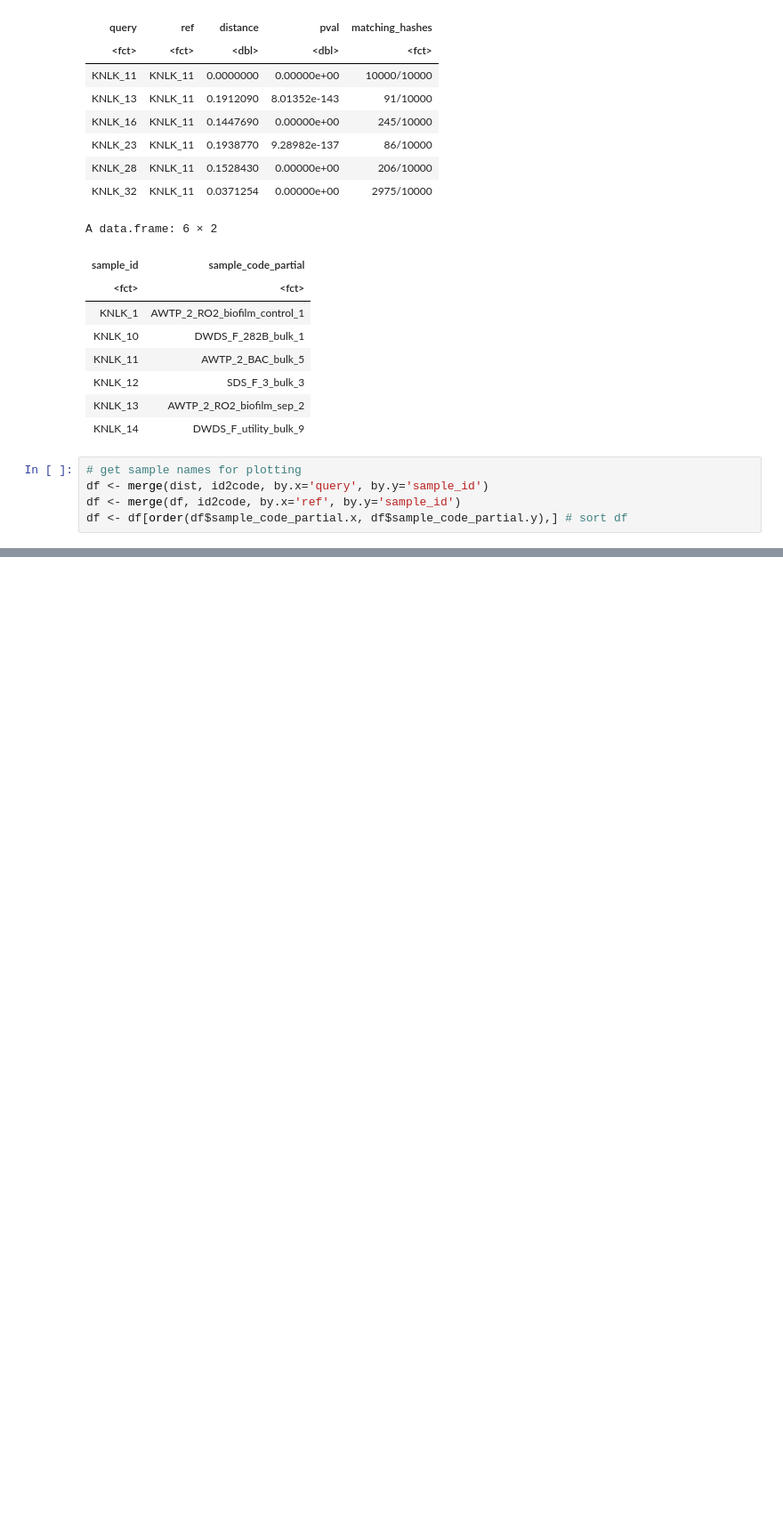
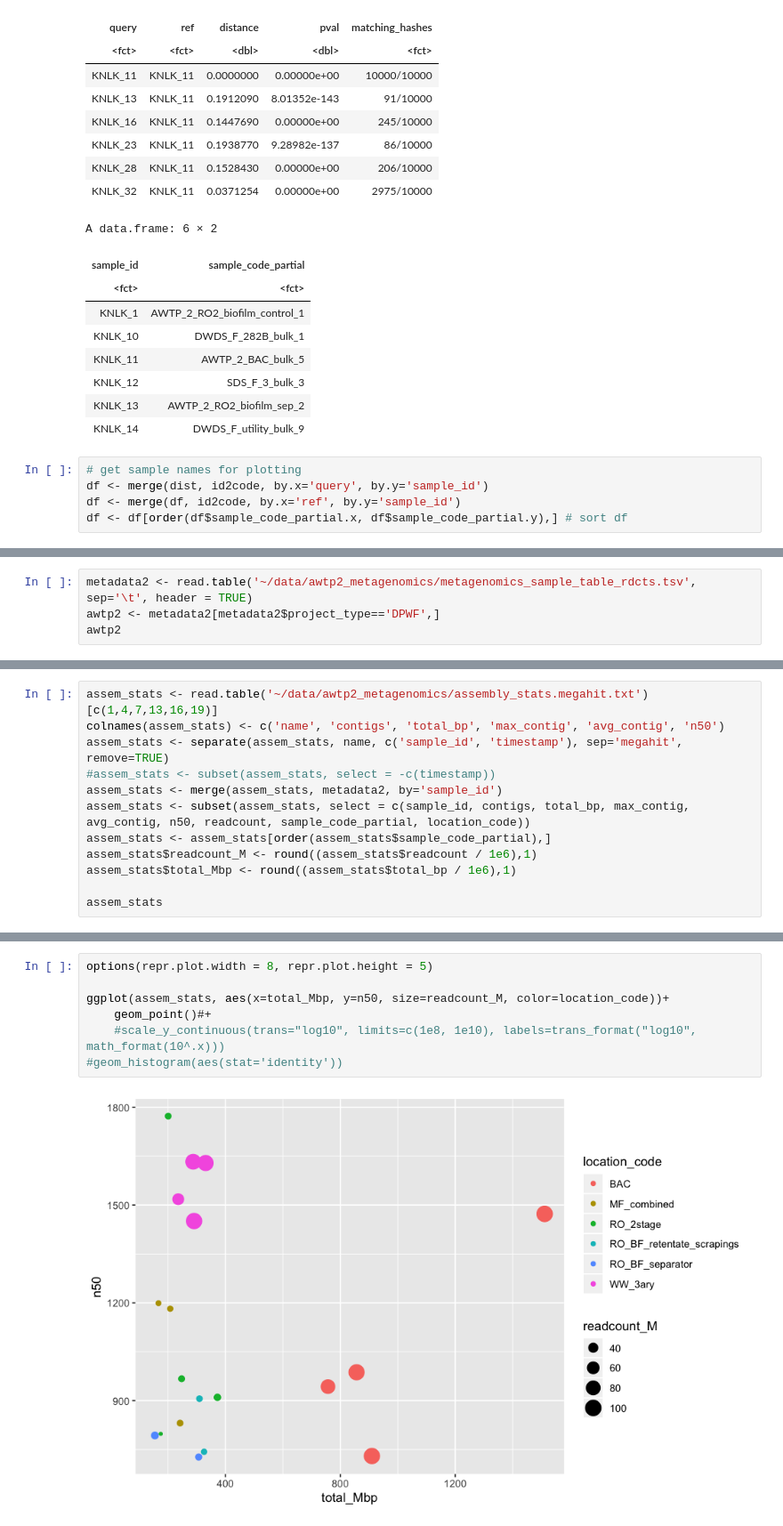
Before and after one commit to rosekantor/awtp2, a Jupyter notebook: reads_analysis.ipynb, the cells around one changed output, grey strips where cells are left out. Shown at 89% size. Cells and saved outputs as stored; diff of their text form; blank space fills up the shorter version.

```diff
--- a/reads_analysis.ipynb
+++ b/reads_analysis.ipynb
@@ -72,0 +84,4 @@ ggsave('~/data/awtp2_metagenomics/mash_dist_heatmap.pdf', device="pdf", width=7,
+# %%
+metadata2 <- read.table('~/data/awtp2_metagenomics/metagenomics_sample_table_rdcts.tsv', sep='\t', header = TRUE)
+awtp2 <- metadata2[metadata2$project_type=='DPWF',]
+awtp2
@@ -72,0 +110,12 @@ ggsave('~/data/awtp2_metagenomics/mash_dist_heatmap.pdf', device="pdf", width=7,
+# %%
+assem_stats <- read.table('~/data/awtp2_metagenomics/assembly_stats.megahit.txt')[c(1,4,7,13,16,19)]
+colnames(assem_stats) <- c('name', 'contigs', 'total_bp', 'max_contig', 'avg_contig', 'n50')
+assem_stats <- separate(assem_stats, name, c('sample_id', 'timestamp'), sep='megahit', remove=TRUE)
+#assem_stats <- subset(assem_stats, select = -c(timestamp))
+assem_stats <- merge(assem_stats, metadata2, by='sample_id')
+assem_stats <- subset(assem_stats, select = c(sample_id, contigs, total_bp, max_contig, avg_contig, n50, readcount, sample_code_partial, location_code))
+assem_stats <- assem_stats[order(assem_stats$sample_code_partial),]
+assem_stats$readcount_M <- round((assem_stats$readcount / 1e6),1)
+assem_stats$total_Mbp <- round((assem_stats$total_bp / 1e6),1)
+
+assem_stats
@@ -72,0 +142,9 @@ ggsave('~/data/awtp2_metagenomics/mash_dist_heatmap.pdf', device="pdf", width=7,
+# %%
+options(repr.plot.width = 8, repr.plot.height = 5)
+
+ggplot(assem_stats, aes(x=total_Mbp, y=n50, size=readcount_M, color=location_code))+
+    geom_point()#+
+    #scale_y_continuous(trans="log10", limits=c(1e8, 1e10), labels=trans_format("log10", math_format(10^.x)))
+#geom_histogram(aes(stat='identity'))
+# %% [output]
+[figure, added]
```
Also changed, not shown: parts of 10 cells of this notebook.
